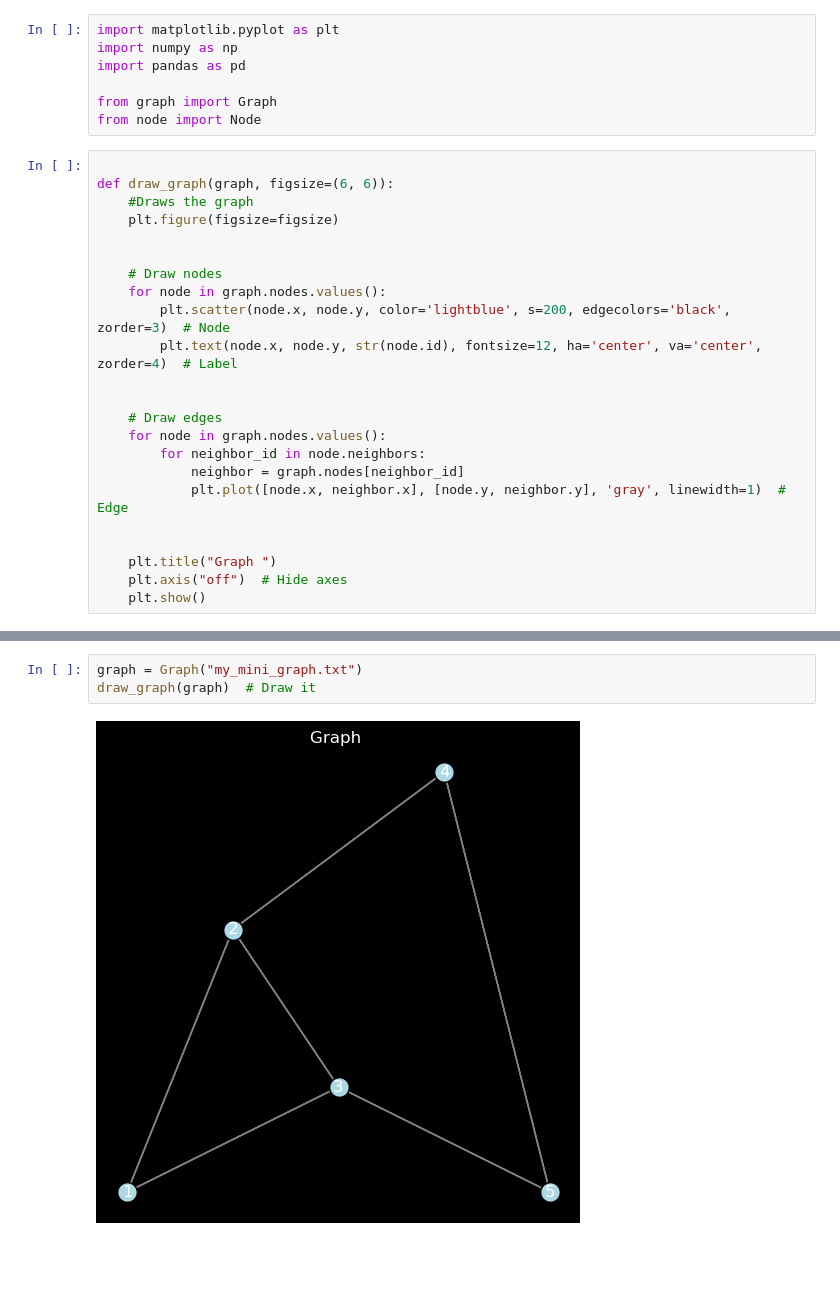
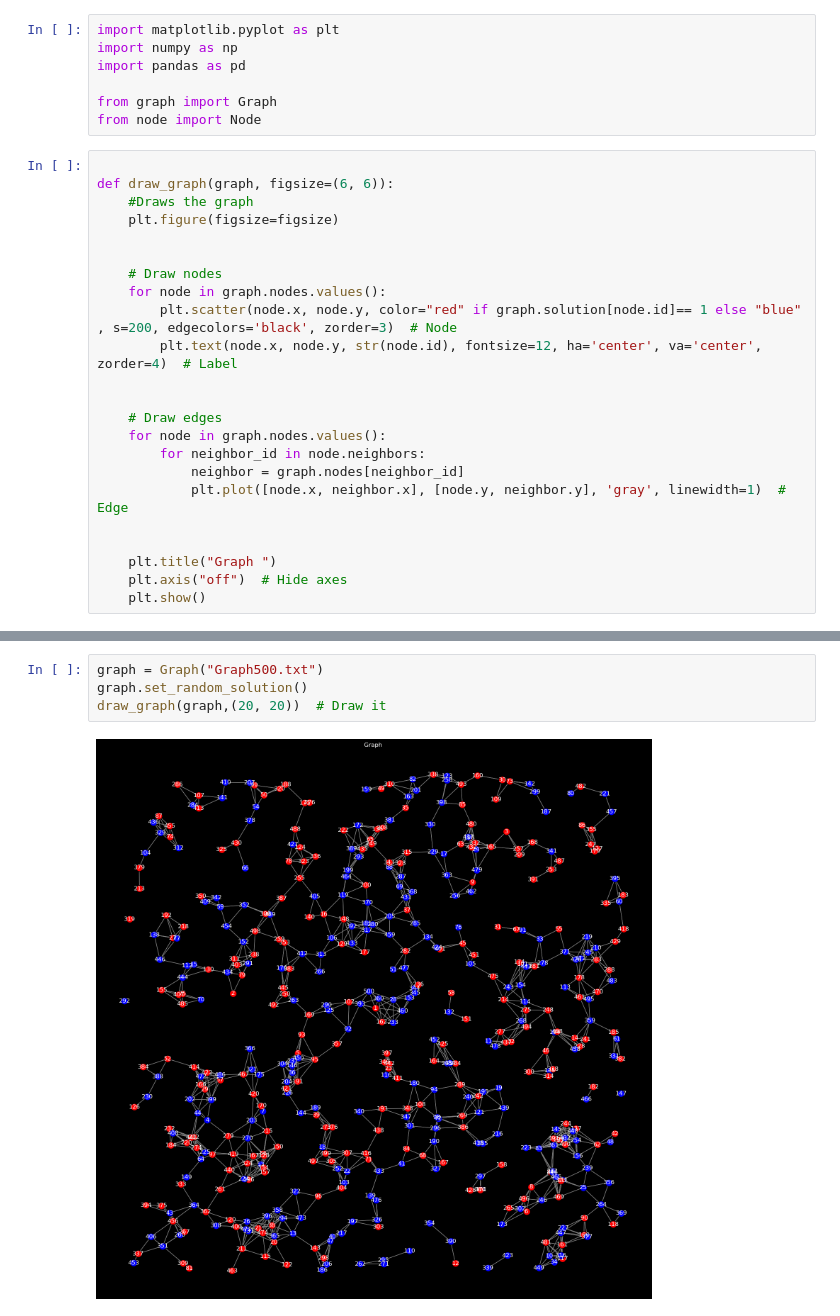
Before and after one commit to Cem-Kaya/Evo_Comp_Assignment_2, a Jupyter notebook: nb.ipynb, the cells around one changed output, grey strips where cells are left out. Cells and saved outputs as stored; diff of their text form; blank space fills up the shorter version.

```diff
--- a/nb.ipynb
+++ b/nb.ipynb
@@ -14,7 +14,7 @@ def draw_graph(graph, figsize=(6, 6)):
 
     # Draw nodes
     for node in graph.nodes.values():
-        plt.scatter(node.x, node.y, color='lightblue', s=200, edgecolors='black', zorder=3)  # Node
+        plt.scatter(node.x, node.y, color="red" if graph.solution[node.id]== 1 else "blue" , s=200, edgecolors='black', zorder=3)  # Node
         plt.text(node.x, node.y, str(node.id), fontsize=12, ha='center', va='center', zorder=4)  # Label
 
 
@@ -31,5 +39,6 @@ def draw_graph(graph, figsize=(6, 6)):
 # %%
-graph = Graph("my_mini_graph.txt")
-draw_graph(graph)  # Draw it
+graph = Graph("Graph500.txt")
+graph.set_random_solution()
+draw_graph(graph,(20, 20))  # Draw it
 # %% [output]
-[figure, old version]
+[figure, new version]
```
Also changed, not shown: parts of 2 cells of this notebook, 6 other files.
